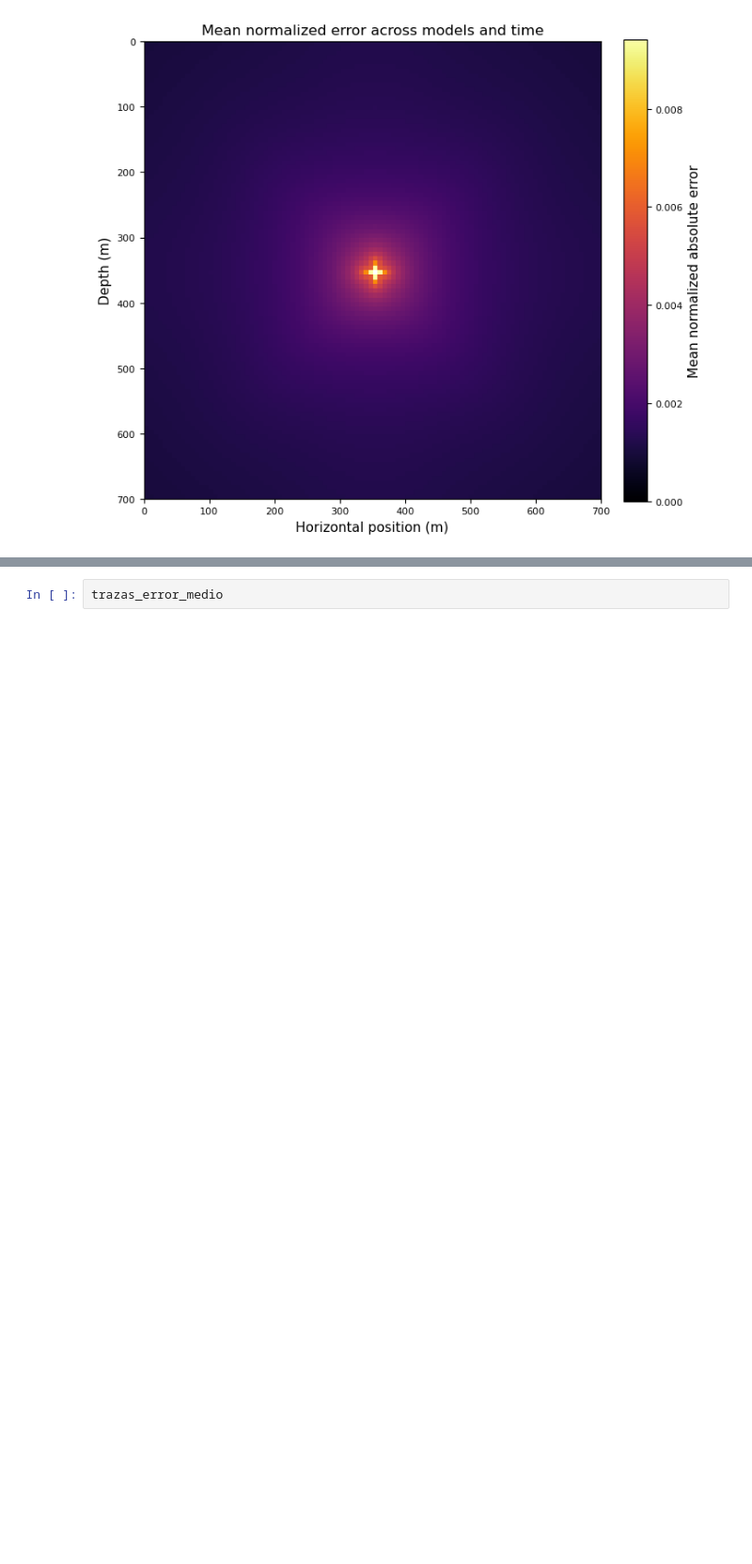
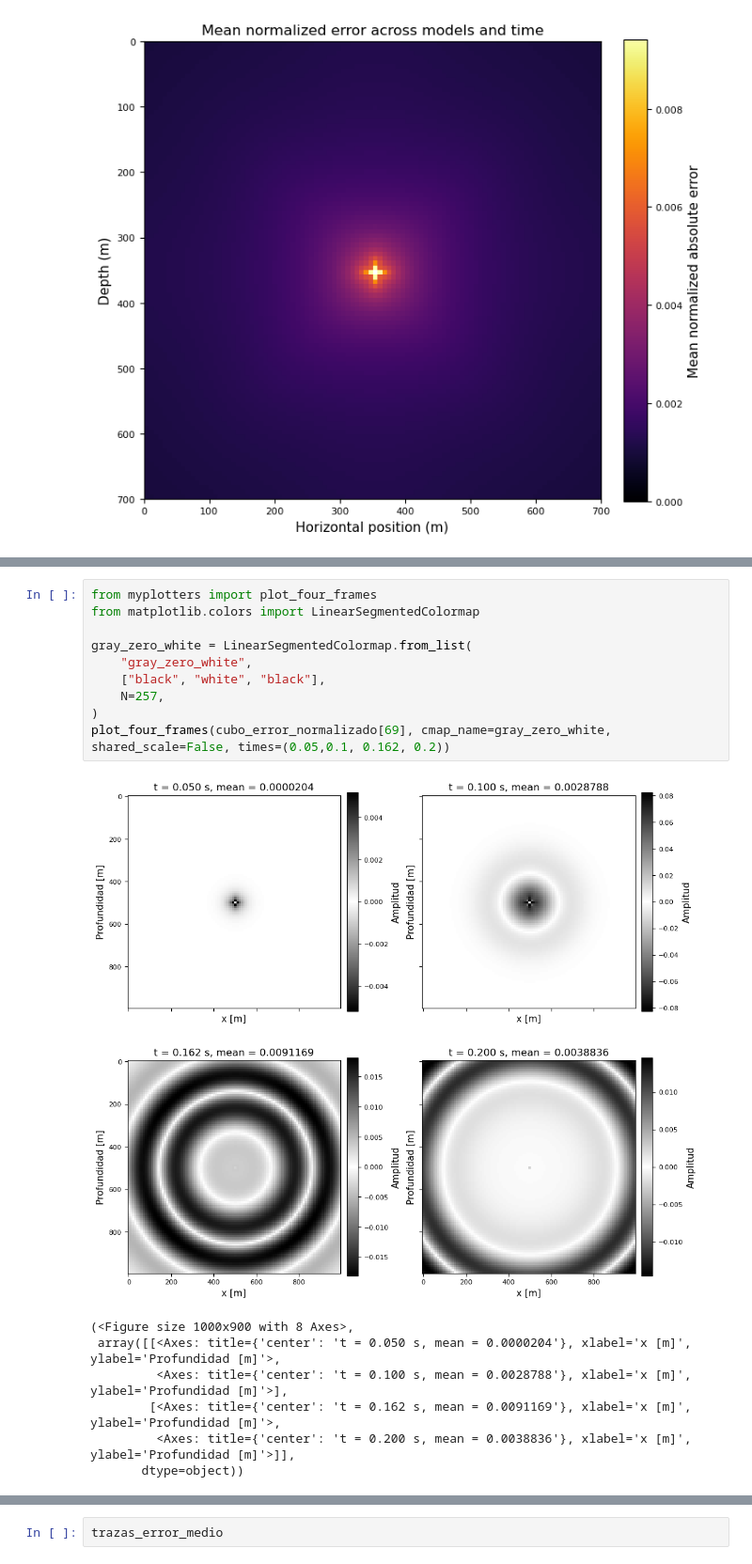
Before and after one commit to Konat23/DeepONet_AWP, a Jupyter notebook: src/01_Analytic/analytical_FD.ipynb, the cells around one changed output, grey strips where cells are left out. Shown at 94% size. Saved outputs shown, nothing was run; the diff lists cells and outputs as text; blank space fills up the shorter version.

```diff
--- a/src/01_Analytic/analytical_FD.ipynb
+++ b/src/01_Analytic/analytical_FD.ipynb
@@ -486,0 +546,18 @@ plt.close(fig)
+# %%
+from myplotters import plot_four_frames
+from matplotlib.colors import LinearSegmentedColormap
+
+gray_zero_white = LinearSegmentedColormap.from_list(
+    "gray_zero_white",
+    ["black", "white", "black"],
+    N=257,
+)
+plot_four_frames(cubo_error_normalizado[69], cmap_name=gray_zero_white, shared_scale=False, times=(0.05,0.1, 0.162, 0.2))
+# %% [output]
+[figure, added]
+(<Figure size 1000x900 with 8 Axes>,
+ array([[<Axes: title={'center': 't = 0.050 s, mean = 0.0000204'}, xlabel='x [m]', ylabel='Profundidad [m]'>,
+         <Axes: title={'center': 't = 0.100 s, mean = 0.0028788'}, xlabel='x [m]', ylabel='Profundidad [m]'>],
+        [<Axes: title={'center': 't = 0.162 s, mean = 0.0091169'}, xlabel='x [m]', ylabel='Profundidad [m]'>,
+         <Axes: title={'center': 't = 0.200 s, mean = 0.0038836'}, xlabel='x [m]', ylabel='Profundidad [m]'>]],
+       dtype=object))
```
Also changed, not shown: parts of 5 cells of this notebook.
